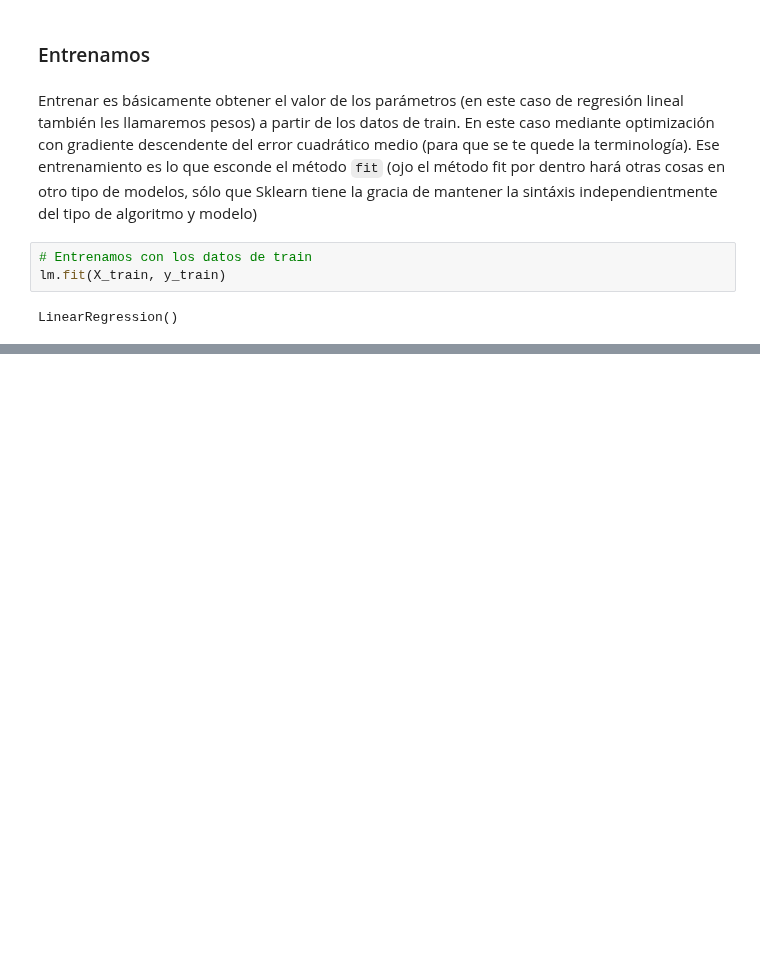
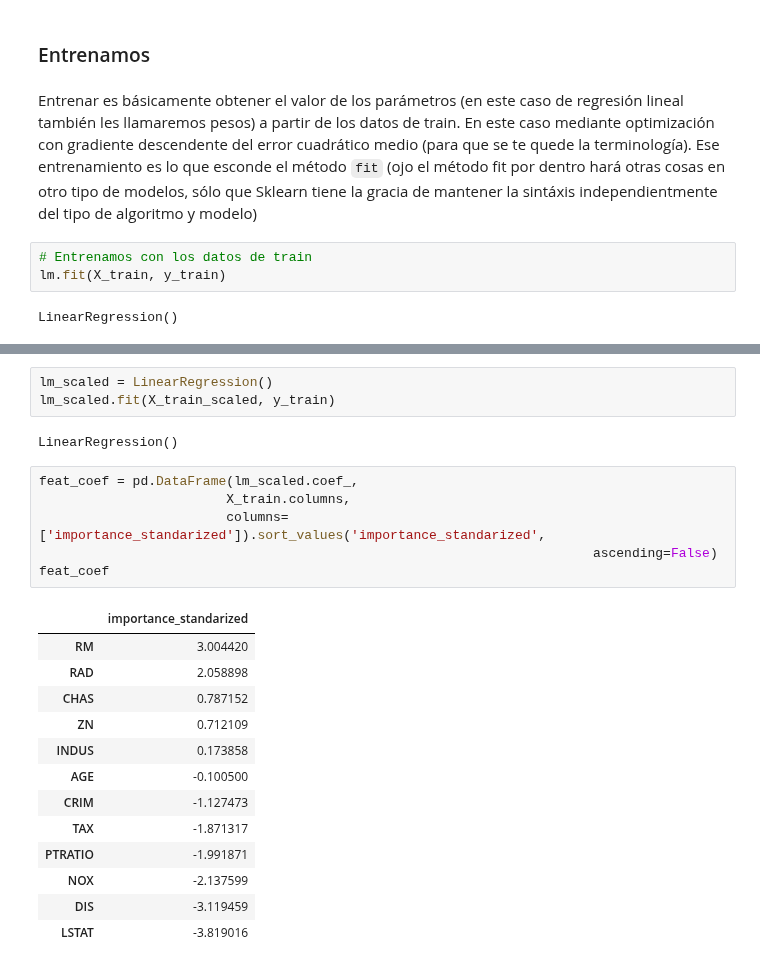
Before and after one commit to mariasanvals/DS_Online_Feb24_Exercises, a Jupyter notebook: 04_Machine_Learning/Sprint_12/Unidad_01/Practica_Obligatoria/18_Practica_Obligatoria_Regresion_Lineal_y_Regularización.ipynb, the cells around one changed output, grey strips where cells are left out. Saved outputs shown, nothing was run; the diff lists cells and outputs as text; blank space fills up the shorter version.

```diff
--- a/04_Machine_Learning/Sprint_12/Unidad_01/Practica_Obligatoria/18_Practica_Obligatoria_Regresion_Lineal_y_Regularización.ipynb
+++ b/04_Machine_Learning/Sprint_12/Unidad_01/Practica_Obligatoria/18_Practica_Obligatoria_Regresion_Lineal_y_Regularización.ipynb
@@ -216,0 +380,25 @@ LinearRegression()
+# %%
+lm_scaled = LinearRegression()
+lm_scaled.fit(X_train_scaled, y_train)
+# %% [output]
+LinearRegression()
+# %%
+feat_coef = pd.DataFrame(lm_scaled.coef_,
+                        X_train.columns,
+                        columns=['importance_standarized']).sort_values('importance_standarized',
+                                                                       ascending=False)
+feat_coef
+# %% [output]
+|  | importance_standarized |
+| RM | 3.004420 |
+| RAD | 2.058898 |
+| CHAS | 0.787152 |
+| ZN | 0.712109 |
+| INDUS | 0.173858 |
+| AGE | -0.100500 |
+| CRIM | -1.127473 |
+| TAX | -1.871317 |
+| PTRATIO | -1.991871 |
+| NOX | -2.137599 |
+| DIS | -3.119459 |
+| LSTAT | -3.819016 |
```
Also changed, not shown: parts of 30 cells of this notebook.
